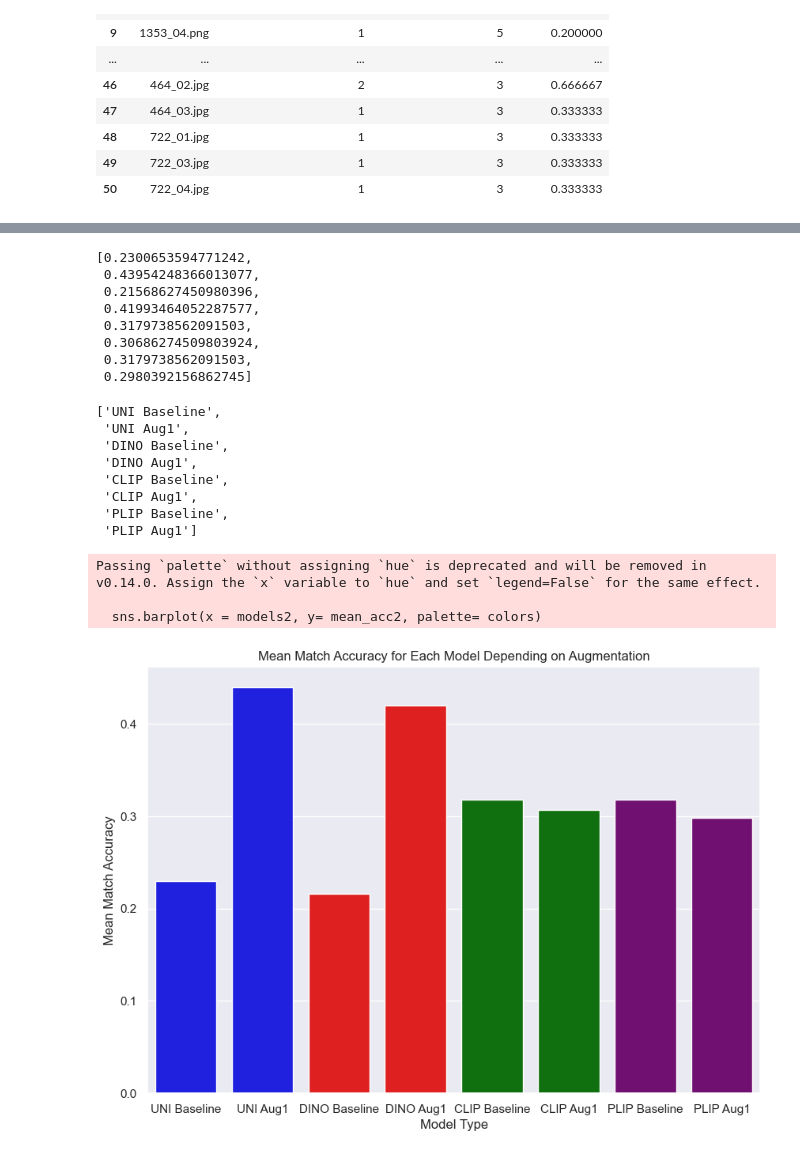
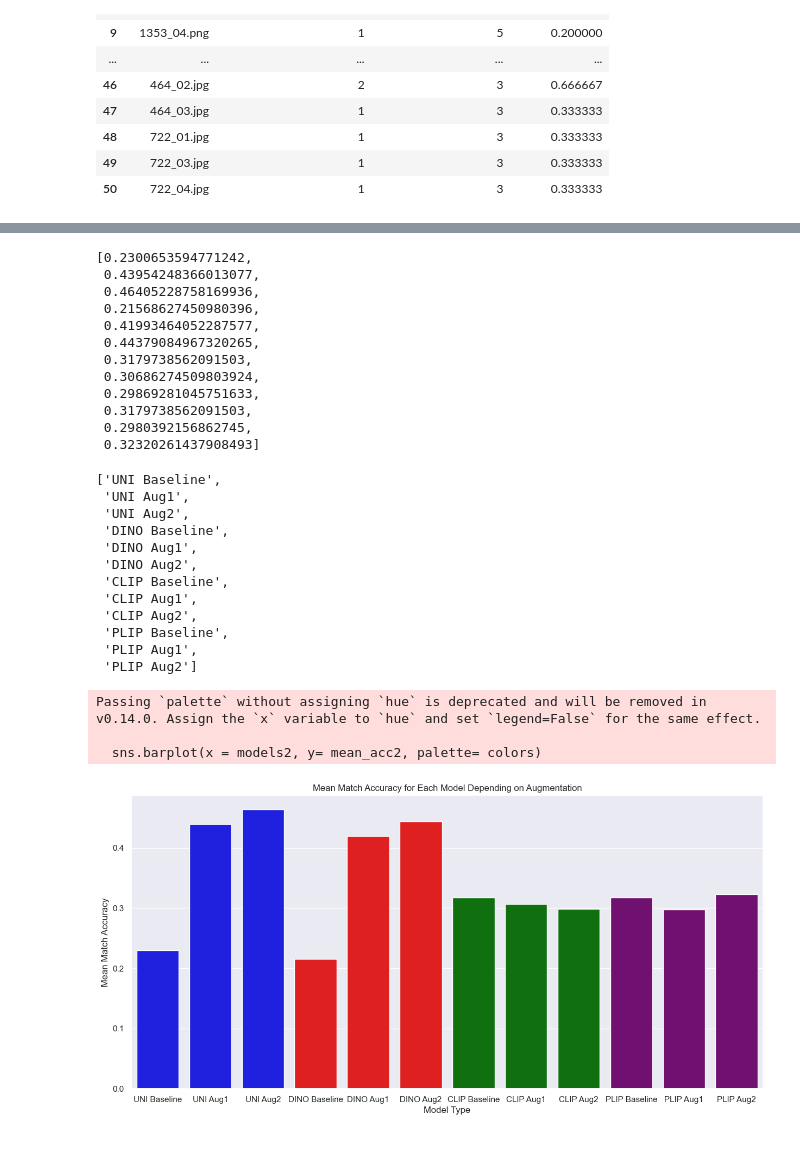
Before and after one commit to p1nkuu/CBIR-Image, a Jupyter notebook: CBIR IMAGE EVAL GRAPHS.ipynb, the cells around one changed output, grey strips where cells are left out. Cells and saved outputs as stored; diff of their text form; code cells hidden in the pictures.

```diff
--- a/CBIR IMAGE EVAL GRAPHS.ipynb
+++ b/CBIR IMAGE EVAL GRAPHS.ipynb
@@ -345,10 +353,14 @@ dfpa
 # %%
 dfub['Model Type'] = 'UNI Baseline'
 dfua['Model Type'] = 'UNI Aug1'
+dfuaa['Model Type'] = 'UNI Aug2'
 dfdb['Model Type'] = 'DINO Baseline'
 dfda['Model Type'] = 'DINO Aug1'
+dfdaa['Model Type'] = 'DINO Aug2'
 dfcb['Model Type'] = 'CLIP Baseline'
 dfca['Model Type'] = 'CLIP Aug1'
+dfcaa['Model Type'] = 'CLIP Aug2'
 dfpb['Model Type'] = 'PLIP Baseline'
 dfpa['Model Type'] = 'PLIP Aug1'
+dfpa['Model Type'] = 'PLIP Aug2'
 # %%
@@ -373,47 +385,58 @@ mean_acc2 = []
 
 mean_acc2.append(dfub["Match Accuracy"].mean())
 mean_acc2.append(dfua["Match Accuracy"].mean())
+mean_acc2.append(dfuaa["Match Accuracy"].mean())
 mean_acc2.append(dfdb["Match Accuracy"].mean())
 mean_acc2.append(dfda["Match Accuracy"].mean())
+mean_acc2.append(dfdaa["Match Accuracy"].mean())
 mean_acc2.append(dfcb["Match Accuracy"].mean())
 mean_acc2.append(dfca["Match Accuracy"].mean())
+mean_acc2.append(dfcaa["Match Accuracy"].mean())
 mean_acc2.append(dfpb["Match Accuracy"].mean())
 mean_acc2.append(dfpa["Match Accuracy"].mean())
-
+mean_acc2.append(dfpaa["Match Accuracy"].mean())
 mean_acc2
 # %% [output]
 [0.2300653594771242,
  0.43954248366013077,
+ 0.46405228758169936,
  0.21568627450980396,
  0.41993464052287577,
+ 0.44379084967320265,
  0.3179738562091503,
  0.30686274509803924,
+ 0.29869281045751633,
  0.3179738562091503,
- 0.2980392156862745]
+ 0.2980392156862745,
+ 0.32320261437908493]
 # %%
-models2 = ["UNI Baseline", "UNI Aug1", "DINO Baseline", "DINO Aug1", "CLIP Baseline", "CLIP Aug1" , "PLIP Baseline", "PLIP Aug1"]
+models2 = ["UNI Baseline", "UNI Aug1", "UNI Aug2", "DINO Baseline", "DINO Aug1", "DINO Aug2", "CLIP Baseline", "CLIP Aug1" , "CLIP Aug2", "PLIP Baseline", "PLIP Aug1", "PLIP Aug2"]
 models2
 # %% [output]
 ['UNI Baseline',
  'UNI Aug1',
+ 'UNI Aug2',
  'DINO Baseline',
  'DINO Aug1',
+ 'DINO Aug2',
  'CLIP Baseline',
  'CLIP Aug1',
+ 'CLIP Aug2',
  'PLIP Baseline',
- 'PLIP Aug1']
+ 'PLIP Aug1',
+ 'PLIP Aug2']
 # %%
-colors = ['blue', 'blue', 'red', 'red', 'green', 'green', 'purple', 'purple']
+colors = ['blue', 'blue', 'blue', 'red', 'red', 'red', 'green', 'green', 'green', 'purple', 'purple', 'purple']
 # %%
-plt.figure(figsize=(10,7))
+plt.figure(figsize=(15,7))
 sns.barplot(x = models2, y= mean_acc2, palette= colors)
 
 plt.xlabel('Model Type')
 plt.ylabel('Mean Match Accuracy')
 plt.title('Mean Match Accuracy for Each Model Depending on Augmentation')
 plt.show()
 # %% [output]
 Passing `palette` without assigning `hue` is deprecated and will be removed in v0.14.0. Assign the `x` variable to `hue` and set `legend=False` for the same effect.
 
   sns.barplot(x = models2, y= mean_acc2, palette= colors)
-[figure, old version]
+[figure, new version]
```
Also changed, not shown: parts of 6 cells of this notebook.
